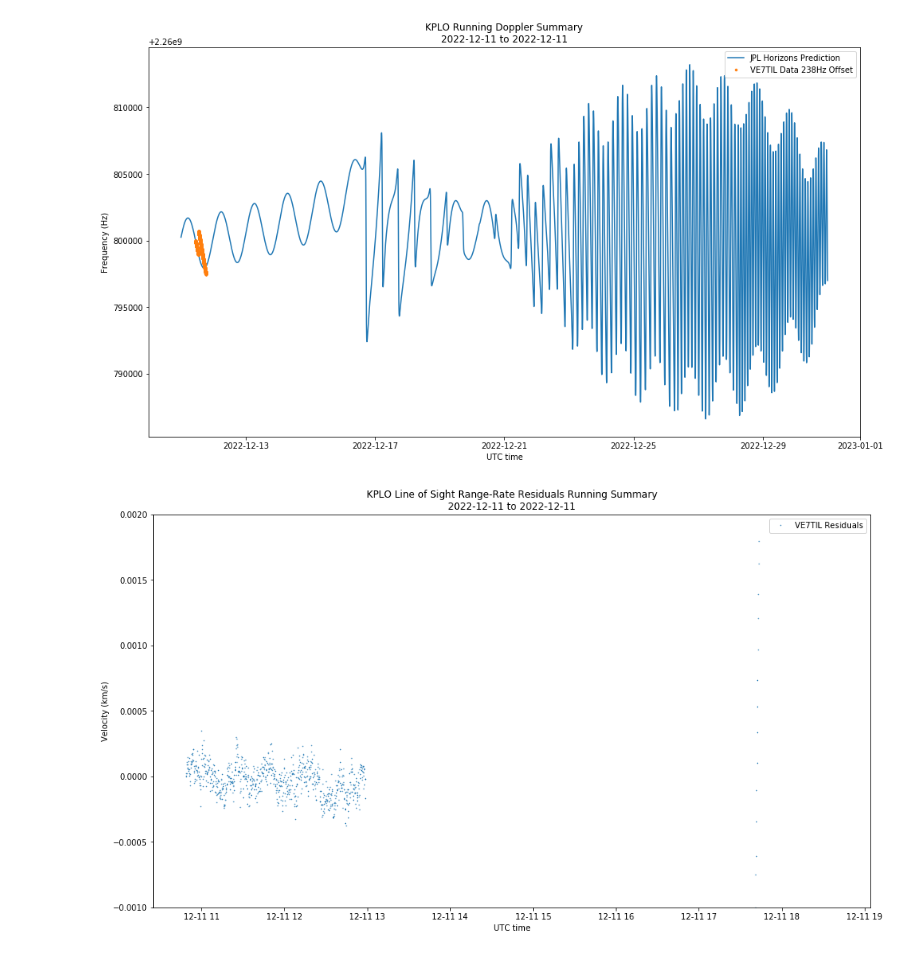
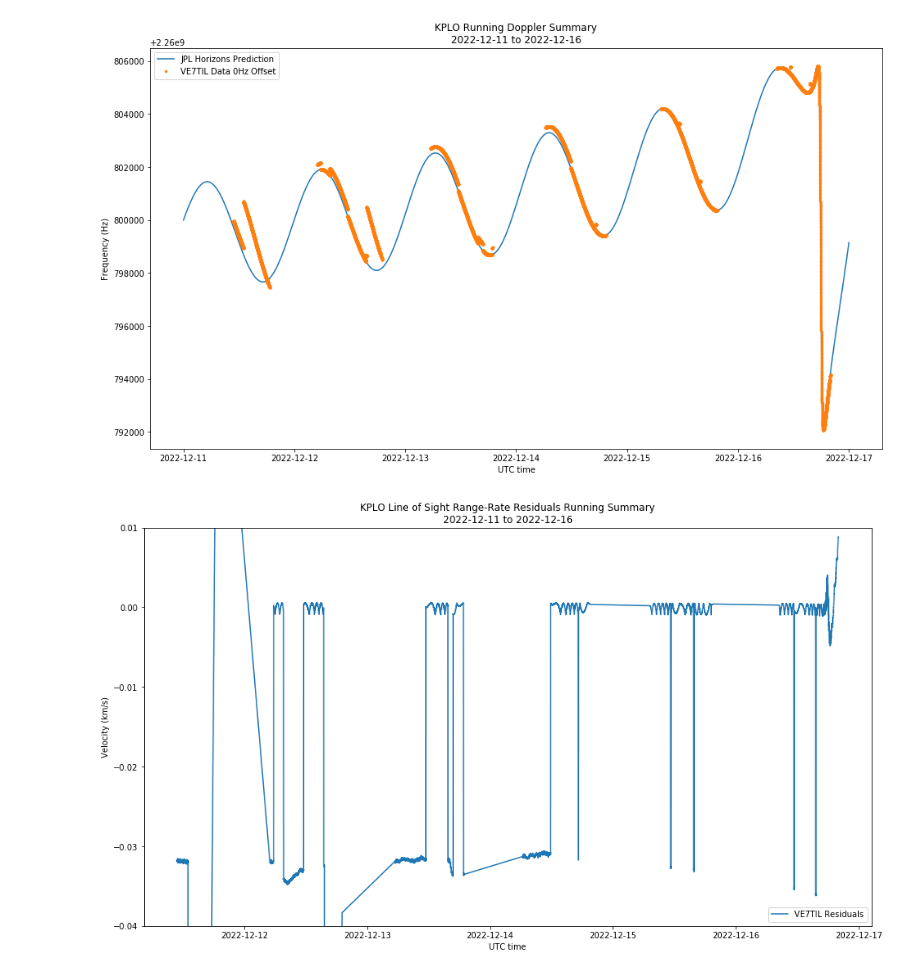
Before and after one commit to ScottTilley/kplo, a Jupyter notebook: KPLO_Doppler_running.ipynb, the cells around one changed output. Saved outputs shown, nothing was run; the diff lists cells and outputs as text; code cells hidden in the pictures.

```diff
--- a/KPLO_Doppler_running.ipynb
+++ b/KPLO_Doppler_running.ipynb
@@ -11,15 +11,15 @@ from scipy.optimize import curve_fit
 plt.rcParams['figure.figsize'] = [16, 9]
 plt.rcParams['figure.facecolor'] = 'w'
 # %%
-offset =  238
+offset =  -0
 f_carrier = 2260.8e6 + offset
 # %%
-data = np.fromfile('/media/scott/fast/data/kplo/running/all.dat', sep = ' ').reshape((-1,4))
+data = np.fromfile('/media/scott/fast/data/kplo/running/all_16.dat', sep = ' ').reshape((-1,4))
 t_data = Time(data[:,0], format = 'mjd')
 freq_data = data[:,1]
 amp_data = data[:,2]
 # %%
-gmd_file = '/media/scott/fast/data/kplo/running/kplo_jpl.dat'
+gmd_file = '/media/scott/fast/data/kplo/running/kplo_jpl1.dat'
 gmd_mjd = []
 gmd_rangerate = []
 with open(gmd_file) as f:
@@ -62,15 +62,15 @@ plt.xlabel('UTC time')
 plt.legend()
 plt.show();
 # %% [output]
-[figure, old version]
+[figure, new version]
 # %%
-plt.ylim( np.max(-0.001), np.min(0.002))
-plt.plot(t_data.datetime, Rr - rangerate_interp,'.',markersize=1,  label = 'VE7TIL Residuals')
+plt.ylim( np.max(-0.04), np.min(0.010))
+plt.plot(t_data.datetime, Rr - rangerate_interp,markersize=5,  label = 'VE7TIL Residuals')
 plt.title('KPLO Line of Sight Range-Rate Residuals Running Summary\n%s to %s'%(t_data.datetime[0].strftime('%Y-%m-%d'), t_data.datetime[len(freq_data)-1].strftime('%Y-%m-%d')))
 plt.ylabel('Velocity (km/s)')
 plt.xlabel('UTC time')
 plt.legend()
 plt.show();
 # %% [output]
-[figure, old version]
+[figure, new version]
 # %%
```
Also changed, not shown: parts of 2 cells of this notebook.
